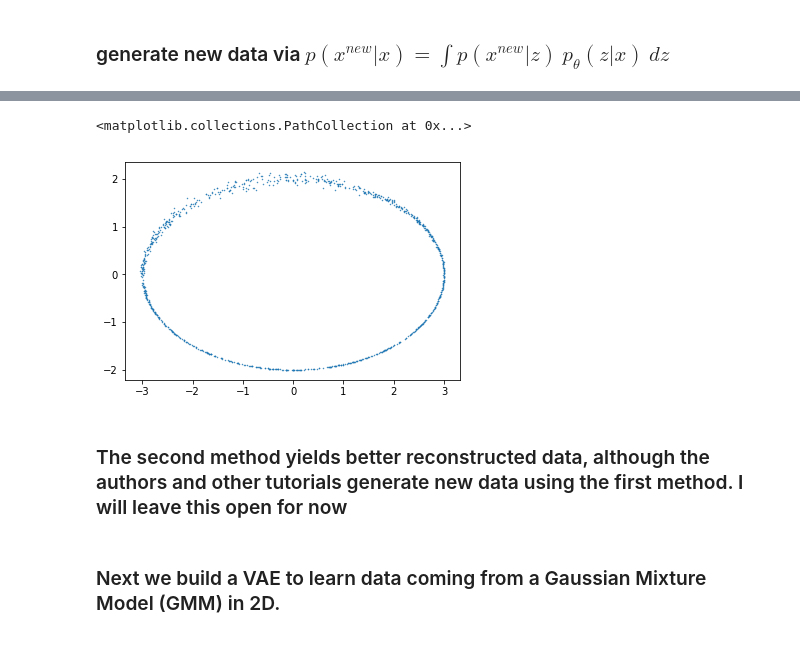
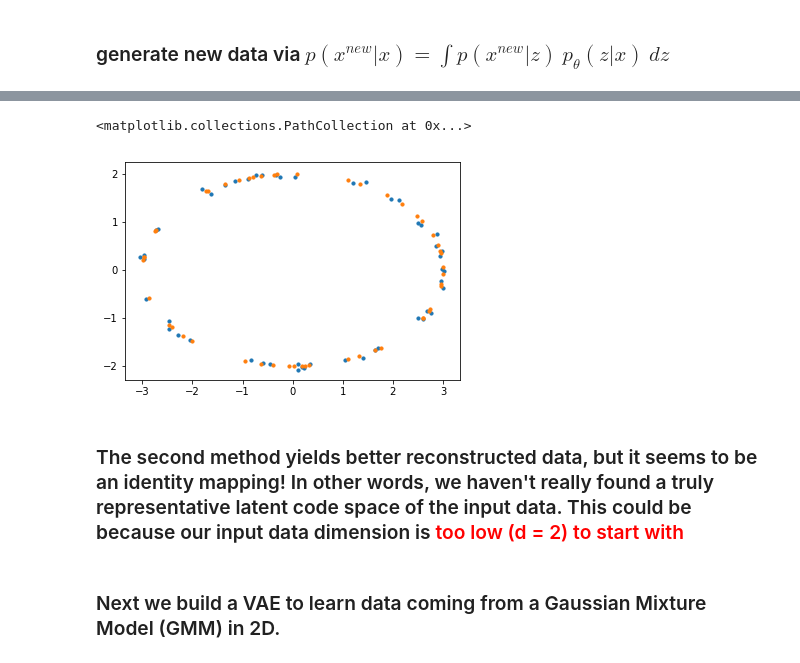
Before and after one commit to Camuslu/vae, a Jupyter notebook: VAE_with_torch.ipynb, the cells around one changed output, grey strips where cells are left out. Cells and saved outputs as stored; diff of their text form; code cells hidden in the pictures.

Commit message:
identity function != latent code !!!

```diff
--- a/VAE_with_torch.ipynb
+++ b/VAE_with_torch.ipynb
@@ -93,14 +93,14 @@ class VAE(nn.Module):
     def __init__(self):
         super(VAE, self).__init__()
 
-        self.fc1 = nn.Linear(2, 2)
-        self.fc1_1 = nn.Linear(2, 2)
-        self.fc21 = nn.Linear(2, 20)
-        self.fc22 = nn.Linear(2, 20)
-        self.fc3 = nn.Linear(20, 2)
-        self.fc3_3 = nn.Linear(2, 2)
-        self.fc41 = nn.Linear(2, 2)
-        self.fc42 = nn.Linear(2, 2)
+        self.fc1 = nn.Linear(2, 20)
+        #self.fc1_1 = nn.Linear(2, 2)
+        self.fc21 = nn.Linear(20, 2)
+        self.fc22 = nn.Linear(20, 2)
+        self.fc3 = nn.Linear(2, 20)
+        #self.fc3_3 = nn.Linear(2, 2)
+        self.fc41 = nn.Linear(20, 2)
+        self.fc42 = nn.Linear(20, 2)
 
         self.relu = nn.ReLU()
         self.sigmoid = nn.Sigmoid()
@@ -108,7 +108,7 @@ class VAE(nn.Module):
         self.training = True
 
     def encode(self, x):
-        h1 = self.fc1(x)
+        #h1 = self.fc1(x)
         #h1 = self.relu(self.fc1_1(self.relu(self.fc1(x))))
         h1 = self.tanh(self.fc1(x))
         return self.fc21(h1), self.fc22(h1) # mu_z and logvar_z
@@ -128,7 +128,7 @@ class VAE(nn.Module):
     def decode_Gaussian(self, z):
         #h3 = self.relu(self.fc3_3(self.relu(self.fc3(z))))
         #h3 = self.fc3(z)
-        h3 = self.fc3(z)
+        h3 = self.tanh(self.fc3(z))
         return self.fc41(h3), self.fc42(h3) #mu_x and logvar_x of reconstructed x
 
     def forward(self, x):
@@ -311,18 +309,20 @@ plt.scatter(sample_x1,sample_x2,s=0.2)
 # %%
-for batch_idx, (data, _) in enumerate(ellipse_loader):
+for batch_idx, (data_, _) in enumerate(ellipse_loader):
     if batch_idx ==0:
-        data = Variable(data)
-        (mu_x, logvar_x), mu_z, logvar_z = model(data)
+        true_data = Variable(data_)
+        (mu_x, logvar_x), mu_z, logvar_z = model(true_data) #forward prop
 std = logvar_x.exp_().sqrt()
-sample_x1 = np.random.normal(0,1,bsize) * std.data.numpy()[:,0] + mu_x.data.numpy().transpose()[0]
-sample_x2 = np.random.normal(0,1,bsize) * std.data.numpy()[:,1] + mu_x.data.numpy().transpose()[1]
-plt.scatter(sample_x1,sample_x2,s=0.2)
-#plt.scatter(Variable(x).data.numpy().transpose()[0],Variable(x).data.numpy().transpose()[1],s=0.2)
+draw_n = 50
+draw_size = 10
+sample_x1 = np.random.normal(0,1,bsize) * std.data.numpy()[:,0]*30 + mu_x.data.numpy().transpose()[0]
+sample_x2 = np.random.normal(0,1,bsize) * std.data.numpy()[:,1]*30 + mu_x.data.numpy().transpose()[1]
+plt.scatter(sample_x1[:draw_n],sample_x2[:draw_n],s=draw_size)
+plt.scatter(true_data.data.numpy().transpose()[0][:draw_n],true_data.data.numpy().transpose()[1][:draw_n],s=draw_size)
 # %% [output]
 <matplotlib.collections.PathCollection at 0x...>
-[figure, old version]
+[figure, new version]
-# %% [markdown]
-### The second method yields better reconstructed data, although the authors and other tutorials generate new data using the first method. I will leave this open for now
+# %% [markdown]
+### The second method yields better reconstructed data, but it seems to be an identity mapping! In other words, we haven't really found a truly representative latent code space of the input data. This could be because our input data dimension is <span style="color:red">too low (d = 2) to start with </span>
 # %% [markdown]
 ### Next we build a VAE to learn data coming from a Gaussian Mixture Model (GMM) in 2D.
 # %%
```
Also changed, not shown: parts of 9 cells of this notebook.
